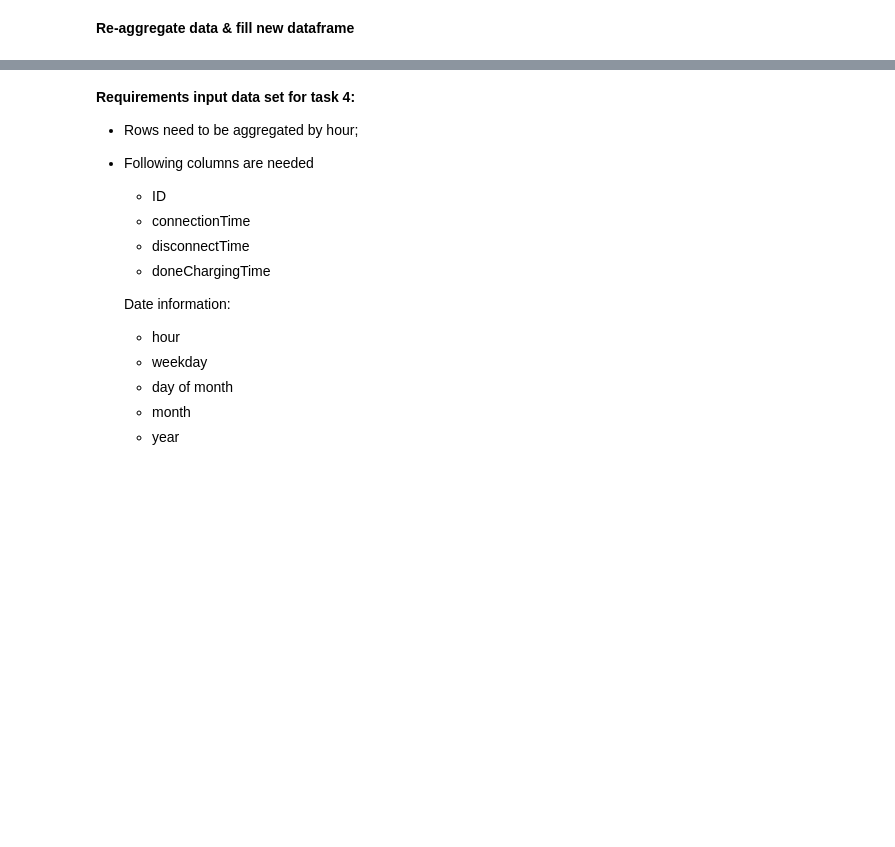
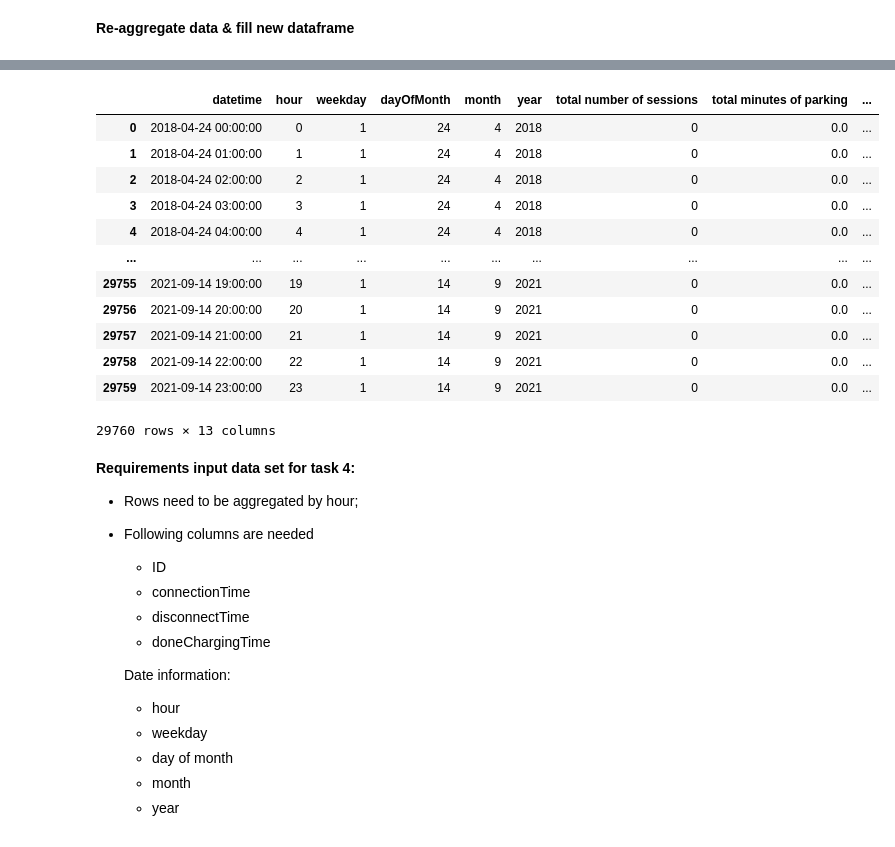
Before and after one commit to Sithkiller3000/AA2024, a Jupyter notebook: predictiveAnalysis/predictive_analytics_dataPrep.ipynb, the cells around one changed output, grey strips where cells are left out. Drawn from its saved outputs; the diff is of its cells as text; code cells hidden in the pictures; blank space fills up the shorter version.

```diff
--- a/predictiveAnalysis/predictive_analytics_dataPrep.ipynb
+++ b/predictiveAnalysis/predictive_analytics_dataPrep.ipynb
@@ -103,3 +173,19 @@ agg_rf1_data.head()
+# %%
+final_rf2
+# %% [output]
+|  | datetime | hour | weekday | dayOfMonth | month | year | total number of sessions | total minutes of parking | ... |
+| 0 | 2018-04-24 00:00:00 | 0 | 1 | 24 | 4 | 2018 | 0 | 0.0 | ... |
+| 1 | 2018-04-24 01:00:00 | 1 | 1 | 24 | 4 | 2018 | 0 | 0.0 | ... |
+| 2 | 2018-04-24 02:00:00 | 2 | 1 | 24 | 4 | 2018 | 0 | 0.0 | ... |
+| 3 | 2018-04-24 03:00:00 | 3 | 1 | 24 | 4 | 2018 | 0 | 0.0 | ... |
+| 4 | 2018-04-24 04:00:00 | 4 | 1 | 24 | 4 | 2018 | 0 | 0.0 | ... |
+| ... | ... | ... | ... | ... | ... | ... | ... | ... | ... |
+| 29755 | 2021-09-14 19:00:00 | 19 | 1 | 14 | 9 | 2021 | 0 | 0.0 | ... |
+| 29756 | 2021-09-14 20:00:00 | 20 | 1 | 14 | 9 | 2021 | 0 | 0.0 | ... |
+| 29757 | 2021-09-14 21:00:00 | 21 | 1 | 14 | 9 | 2021 | 0 | 0.0 | ... |
+| 29758 | 2021-09-14 22:00:00 | 22 | 1 | 14 | 9 | 2021 | 0 | 0.0 | ... |
+| 29759 | 2021-09-14 23:00:00 | 23 | 1 | 14 | 9 | 2021 | 0 | 0.0 | ... |
+29760 rows × 13 columns
 # %% [markdown]
 **Requirements input data set for task 4:**
 - Rows need to be aggregated by hour;
```
Also changed, not shown: parts of 9 cells of this notebook.
